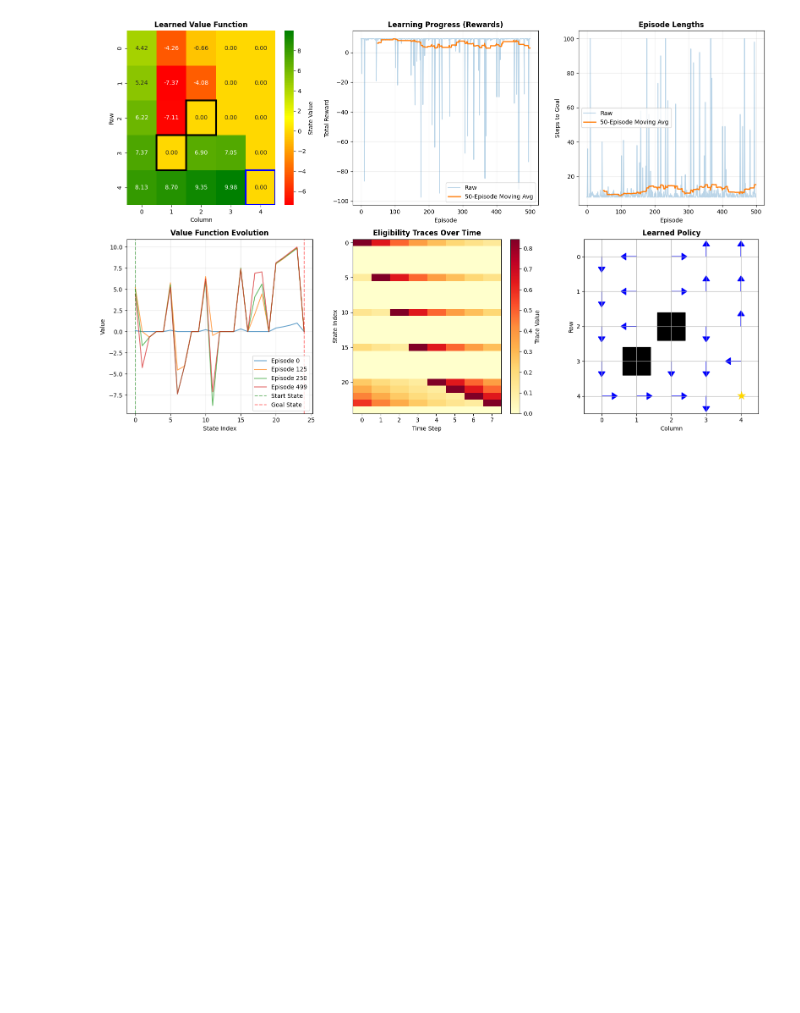
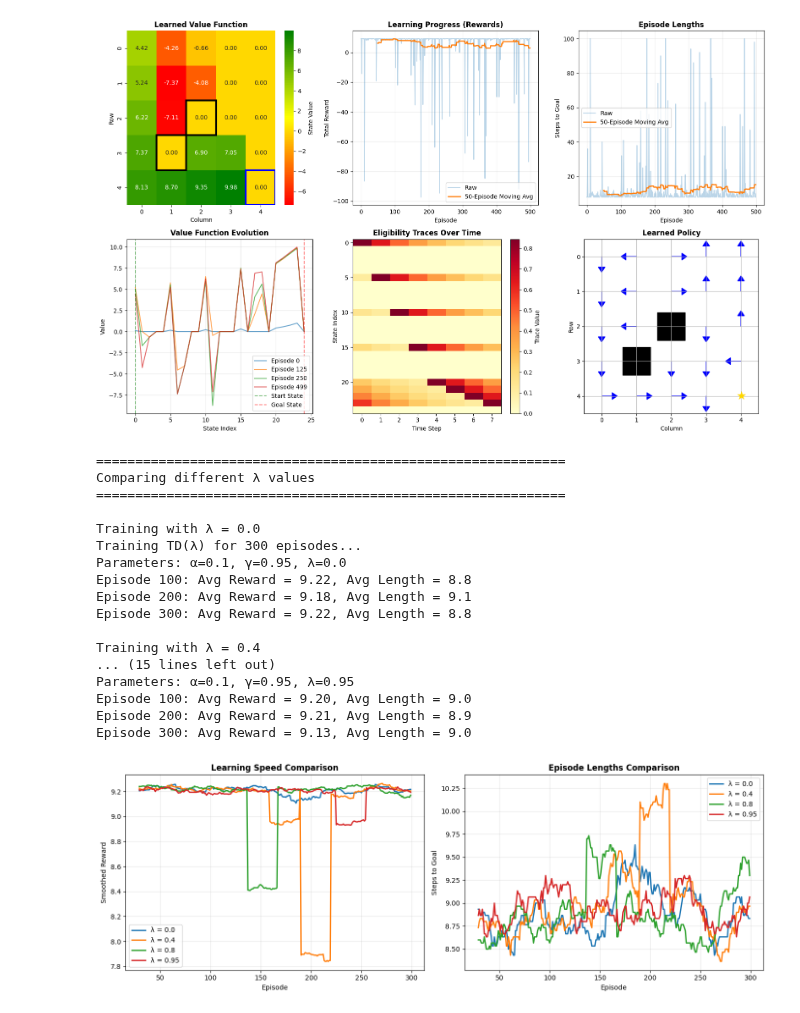
Before and after one commit to Abhijith-E/ReinforcementLearning, a Jupyter notebook: Lab9.ipynb, the cells around one changed output. Cells and saved outputs as stored; diff of their text form; code cells hidden in the pictures; blank space fills up the shorter version.

Commit message:
experiment: run λ hyperparameter sweep
- Compare λ values: 0.0 (TD), 0.4, 0.8, 0.95 (near MC)
- Analyze convergence speed and sample efficiency
- Generate comparative learning curves

```diff
--- a/Lab9.ipynb
+++ b/Lab9.ipynb
@@ -401,3 +401,25 @@ Episode 300: Avg Reward = 5.53, Avg Length = 12.5
 Episode 400: Avg Reward = 4.60, Avg Length = 13.7
 Episode 500: Avg Reward = 5.14, Avg Length = 13.0
 [figure]
+# %%
+# Compare different lambda values
+compare_lambda_values()
+# %% [output]
+============================================================
+Comparing different λ values
+============================================================
+
+Training with λ = 0.0
+Training TD(λ) for 300 episodes...
+Parameters: α=0.1, γ=0.95, λ=0.0
+Episode 100: Avg Reward = 9.22, Avg Length = 8.8
+Episode 200: Avg Reward = 9.18, Avg Length = 9.1
+Episode 300: Avg Reward = 9.22, Avg Length = 8.8
+
+Training with λ = 0.4
+... (15 lines left out)
+Parameters: α=0.1, γ=0.95, λ=0.95
+Episode 100: Avg Reward = 9.20, Avg Length = 9.0
+Episode 200: Avg Reward = 9.21, Avg Length = 8.9
+Episode 300: Avg Reward = 9.13, Avg Length = 9.0
+[figure, added]
```
